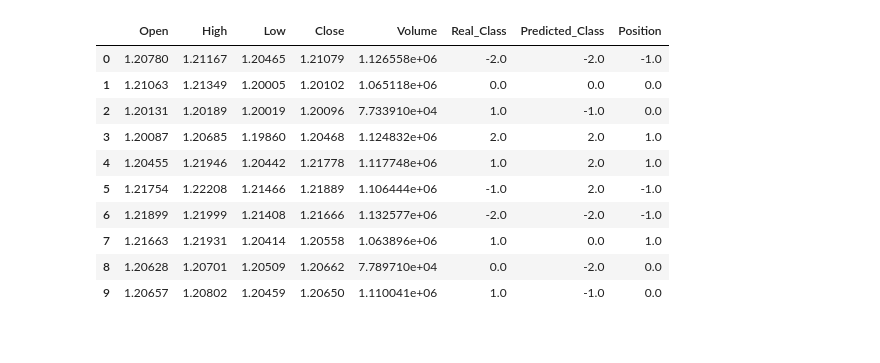
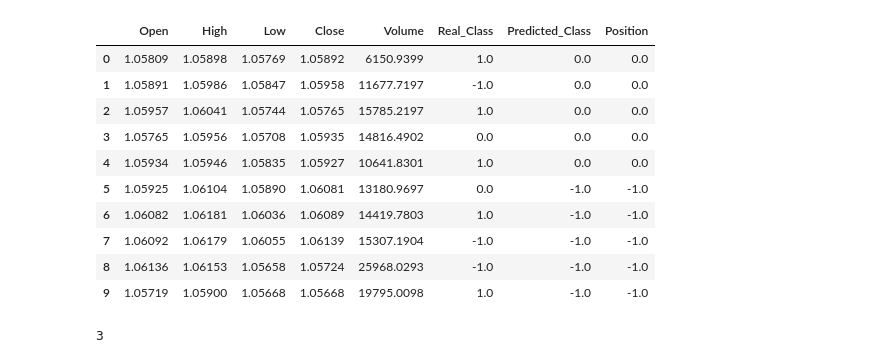
Before and after one commit to mawrer/forex_prediction, a Jupyter notebook: Jupyter Notebooks/IDI4/backtesting/backstest_classification.ipynb, the cells around one changed output. Drawn from its saved outputs; the diff is of its cells as text; code cells hidden in the pictures.

```diff
--- a/Jupyter Notebooks/IDI4/backtesting/backstest_classification.ipynb
+++ b/Jupyter Notebooks/IDI4/backtesting/backstest_classification.ipynb
@@ -18,3 +16,8 @@ PRED = False
+# %%
+PRED = True
+WithClassOne = False
+CASH = 1000
+COMMISSION = 0.0001
 # %%
 pwd = os.getcwd()
 datasource_path = os.path.join(pwd, r'../../../Results/LSTM/')
@@ -30,8 +35,12 @@ C-LSTM_1H_0F_Class_Test_Results_02.csv
 C-LSTM_1H_0F_Class_Train_Results_01.csv
 C-LSTM_1H_0F_Class_Train_Results_02.csv
 # %%
+index = 0
+
 dateparse = lambda x: pd.datetime.strptime(x, '%Y-%m-%d %H:%M:%S')
-DATASET = pd.read_csv(filenames[1], header=0)
+DATASET = pd.read_csv(filenames[index], header=0)
+MODEL_NAME = os.path.basename(filenames[index])
+print(MODEL_NAME)
 print(DATASET.head(20))
 print(DATASET.shape)
 # %% [output]
@@ -55,29 +64,52 @@ print(DATASET.shape)
 # %%
-if (PRED):
-    DATASET['Position'] = DATASET['Predicted_Class']
-    DATASET.loc[DATASET.Predicted_Class == -2, 'Position'] = -1
-    DATASET.loc[DATASET.Predicted_Class == 2, 'Position'] = 1
-    DATASET.loc[DATASET.Predicted_Class == -1, 'Position'] = 0 # remove Small movements
-    DATASET.loc[DATASET.Predicted_Class == 1, 'Position'] = 0 #Remove Small movements
-else:
-    DATASET['Position'] = DATASET['Real_Class']
-    DATASET.loc[DATASET.Real_Class == -2, 'Position'] = -1
-    DATASET.loc[DATASET.Real_Class == 2, 'Position'] = 1
-    DATASET.loc[DATASET.Predicted_Class == -1, 'Position'] = 0 # remove Small movements
-    DATASET.loc[DATASET.Predicted_Class == 1, 'Position'] = 0 #Remove Small movements
+if NumCLASS == 3:
+    if (PRED):
+        DATASET['Position'] = DATASET['Predicted_Class']
+        DATASET.loc[DATASET.Predicted_Class == -1, 'Position'] = -1
+        DATASET.loc[DATASET.Predicted_Class == 1, 'Position'] = 1
+    else:
+        DATASET['Position'] = DATASET['Real_Class']
+        DATASET.loc[DATASET.Predicted_Class == -1, 'Position'] = -1
+        DATASET.loc[DATASET.Predicted_Class == 1, 'Position'] = 1
+if NumCLASS == 5:
+    if (PRED):
+        DATASET['Position'] = DATASET['Predicted_Class']
+        if (WithClassOne):
+            DATASET.loc[DATASET.Predicted_Class == -2, 'Position'] = -1
+            DATASET.loc[DATASET.Predicted_Class == 2, 'Position'] = 1
+        else:
+            DATASET.loc[DATASET.Predicted_Class == -2, 'Position'] = -1
+            DATASET.loc[DATASET.Predicted_Class == 2, 'Position'] = 1
+            DATASET.loc[DATASET.Predicted_Class == -1, 'Position'] = 0 # remove Small movements
+            DATASET.loc[DATASET.Predicted_Class == 1, 'Position'] = 0 #Remove Small movements
+    else:
+        DATASET['Position'] = DATASET['Real_Class']
+        if (WithClassOne):
+            DATASET.loc[DATASET.Real_Class == -2, 'Position'] = -1
+            DATASET.loc[DATASET.Real_Class == 2, 'Position'] = 1
+        else:
+            DATASET.loc[DATASET.Real_Class == -2, 'Position'] = -1
+            DATASET.loc[DATASET.Real_Class == 2, 'Position'] = 1
+            DATASET.loc[DATASET.Predicted_Class == -1, 'Position'] = 0 # remove Small movements
+            DATASET.loc[DATASET.Predicted_Class == 1, 'Position'] = 0 #Remove Small movements
 DATASET.head(10)
 # %% [output]
 |  | Open | High | Low | Close | Volume | Real_Class | Predicted_Class | Position |
-| 0 | 1.20780 | 1.21167 | 1.20465 | 1.21079 | 1.126558e+06 | -2.0 | -2.0 | -1.0 |
-| 1 | 1.21063 | 1.21349 | 1.20005 | 1.20102 | 1.065118e+06 | 0.0 | 0.0 | 0.0 |
-| 2 | 1.20131 | 1.20189 | 1.20019 | 1.20096 | 7.733910e+04 | 1.0 | -1.0 | 0.0 |
-| 3 | 1.20087 | 1.20685 | 1.19860 | 1.20468 | 1.124832e+06 | 2.0 | 2.0 | 1.0 |
-| 4 | 1.20455 | 1.21946 | 1.20442 | 1.21778 | 1.117748e+06 | 1.0 | 2.0 | 1.0 |
-| 5 | 1.21754 | 1.22208 | 1.21466 | 1.21889 | 1.106444e+06 | -1.0 | 2.0 | -1.0 |
-| 6 | 1.21899 | 1.21999 | 1.21408 | 1.21666 | 1.132577e+06 | -2.0 | -2.0 | -1.0 |
-| 7 | 1.21663 | 1.21931 | 1.20414 | 1.20558 | 1.063896e+06 | 1.0 | 0.0 | 1.0 |
-| 8 | 1.20628 | 1.20701 | 1.20509 | 1.20662 | 7.789710e+04 | 0.0 | -2.0 | 0.0 |
-| 9 | 1.20657 | 1.20802 | 1.20459 | 1.20650 | 1.110041e+06 | 1.0 | -1.0 | 0.0 |
+| 0 | 1.05809 | 1.05898 | 1.05769 | 1.05892 | 6150.9399 | 1.0 | 0.0 | 0.0 |
+| 1 | 1.05891 | 1.05986 | 1.05847 | 1.05958 | 11677.7197 | -1.0 | 0.0 | 0.0 |
+| 2 | 1.05957 | 1.06041 | 1.05744 | 1.05765 | 15785.2197 | 1.0 | 0.0 | 0.0 |
+| 3 | 1.05765 | 1.05956 | 1.05708 | 1.05935 | 14816.4902 | 0.0 | 0.0 | 0.0 |
+| 4 | 1.05934 | 1.05946 | 1.05835 | 1.05927 | 10641.8301 | 1.0 | 0.0 | 0.0 |
+| 5 | 1.05925 | 1.06104 | 1.05890 | 1.06081 | 13180.9697 | 0.0 | -1.0 | -1.0 |
+| 6 | 1.06082 | 1.06181 | 1.06036 | 1.06089 | 14419.7803 | 1.0 | -1.0 | -1.0 |
+| 7 | 1.06092 | 1.06179 | 1.06055 | 1.06139 | 15307.1904 | -1.0 | -1.0 | -1.0 |
+| 8 | 1.06136 | 1.06153 | 1.05658 | 1.05724 | 25968.0293 | -1.0 | -1.0 | -1.0 |
+| 9 | 1.05719 | 1.05900 | 1.05668 | 1.05668 | 19795.0098 | 1.0 | -1.0 | -1.0 |
+# %%
+NumCLASS =  DATASET['Predicted_Class'].value_counts().shape[0]
+print(NumCLASS)
+# %% [output]
+3
 # %%
 class limits(SignalStrategy, TrailingStrategy):
     buy_lim = 0.99
```
Also changed, not shown: parts of 15 cells of this notebook, 7 other files.
